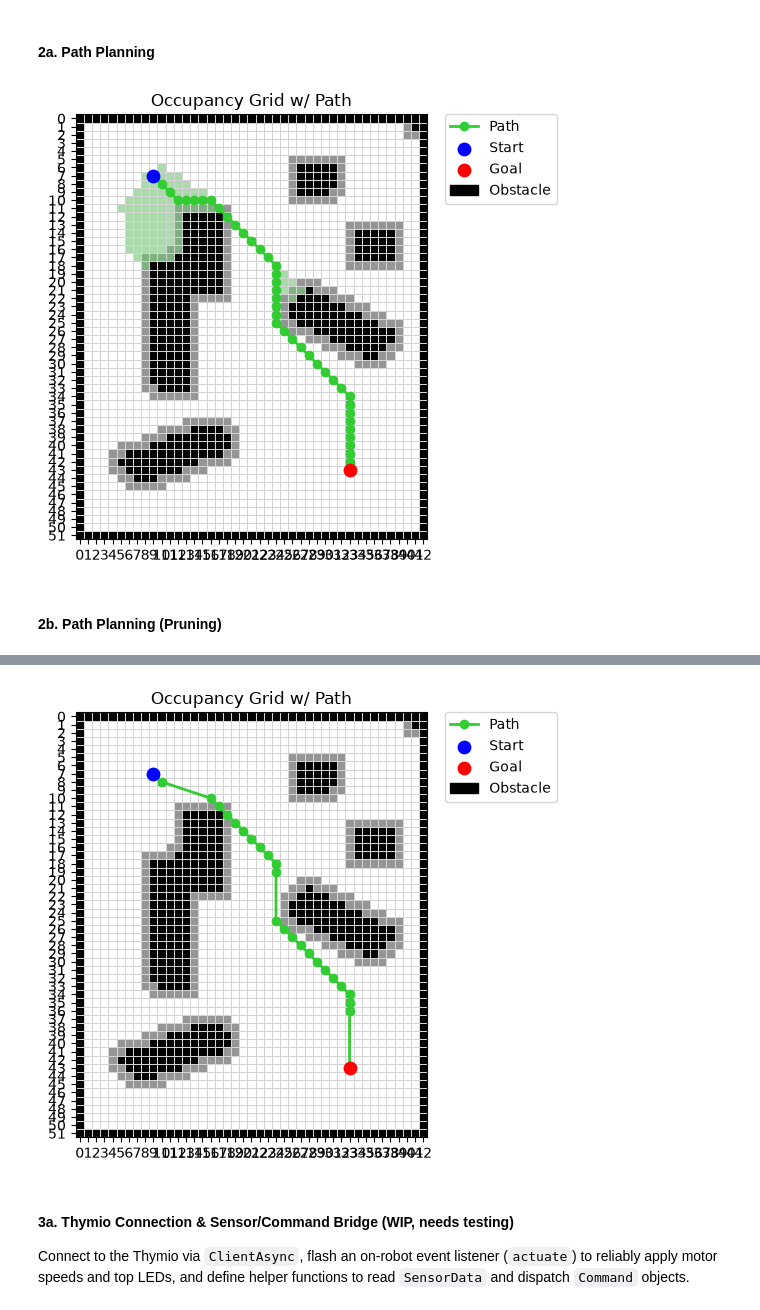
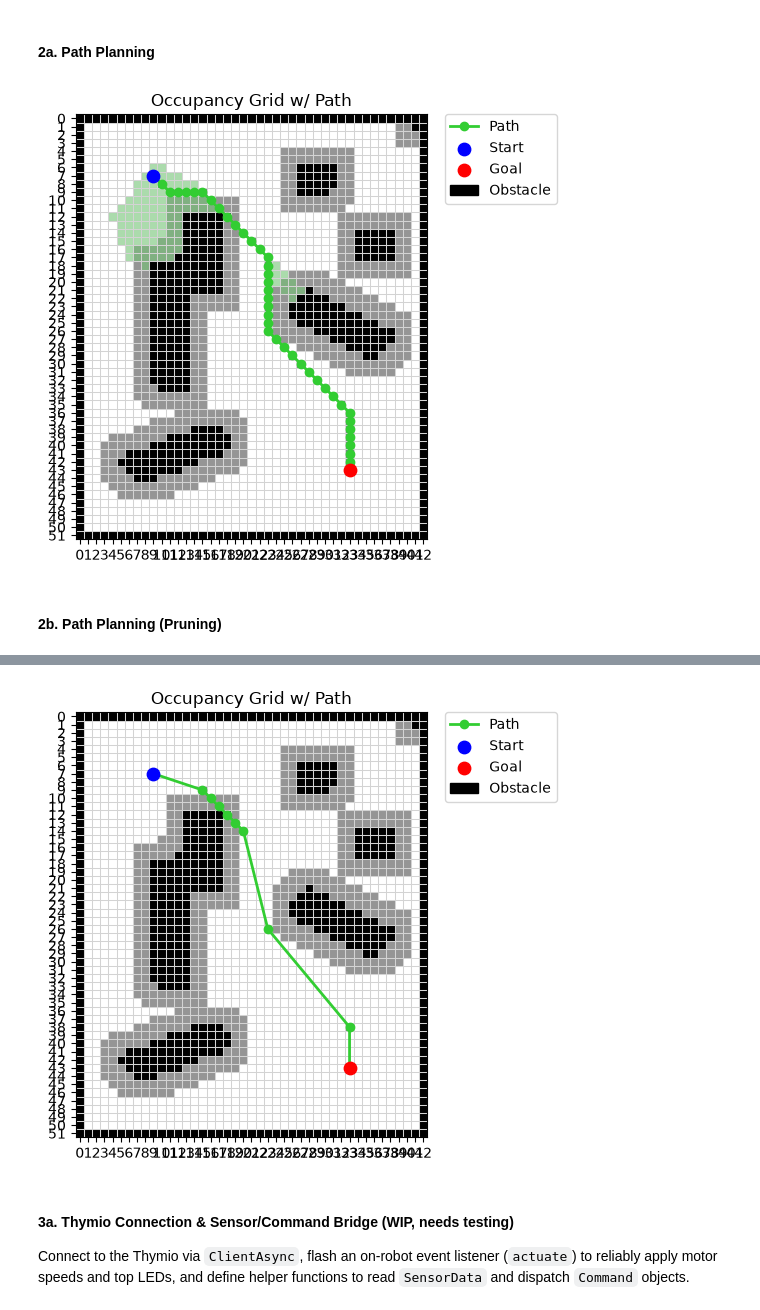
Before and after one commit to sohamm29/epfl-mobile-robotics-project, a Jupyter notebook: src/report.ipynb, the cells around one changed output, grey strips where cells are left out. Cells and saved outputs as stored; diff of their text form; code cells hidden in the pictures.

Commit message:
fix(path_planning): Fixed unexpected LOS point culling behaviour

```diff
--- a/src/report.ipynb
+++ b/src/report.ipynb
@@ -44,6 +44,6 @@ map = map_generator.generate(
     cell_resolution=2,
     map_width=83.5,
     map_height=100.4,
-    dilation_margin=1,
+    dilation_margin=2,
     image_path="../assets/map.png")
 # %% [output]
@@ -63,11 +63,11 @@ if map is None:
 path_planner = PathPlanner(debug=DEBUG)
 path, explored, op_count = path_planner.plan(map=map)
 # %% [output]
-[figure, old version]
+[figure, new version]
 # %% [markdown]
 #### 2b. Path Planning (Pruning)
 # %%
 
 if map is not None and path is not None:
-    pruned_path = path_planner.LOS_pruning(map=map, path=path)
+    pruned_path = path_planner.LOS_pruning(map=map, path=path, max_dist=10)
 # %% [output]
@@ -91,4 +91,4 @@ if map is not None and path is not None:
-[figure, old version]
+[figure, new version]
 # %% [markdown]
 #### 3a. Thymio Connection & Sensor/Command Bridge (WIP, needs testing)
 
```
Also changed, not shown: parts of 4 cells of this notebook, 2 other files.
